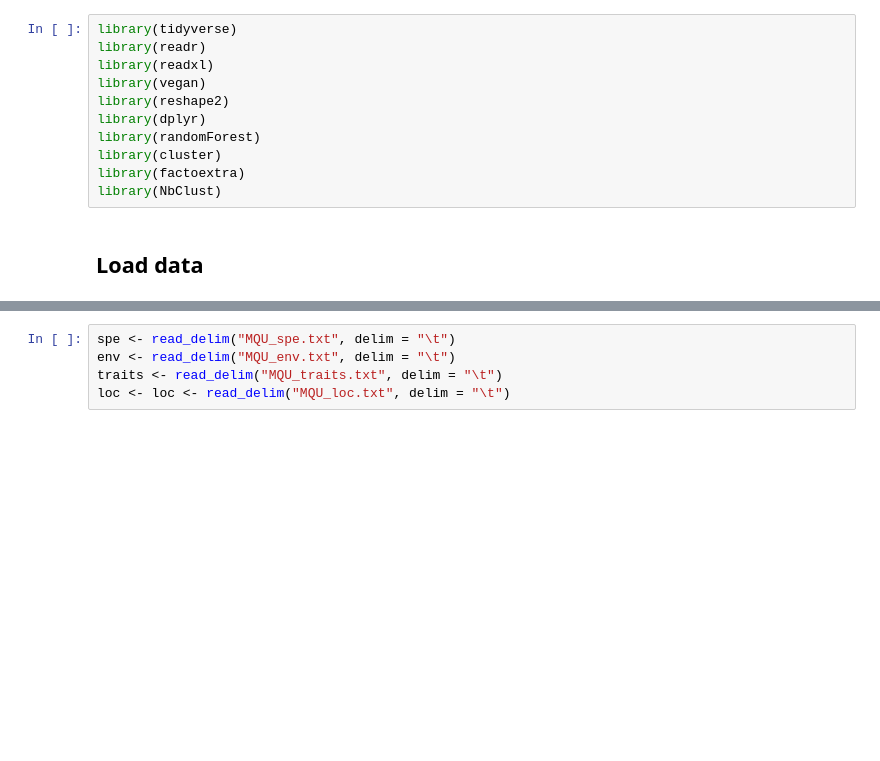
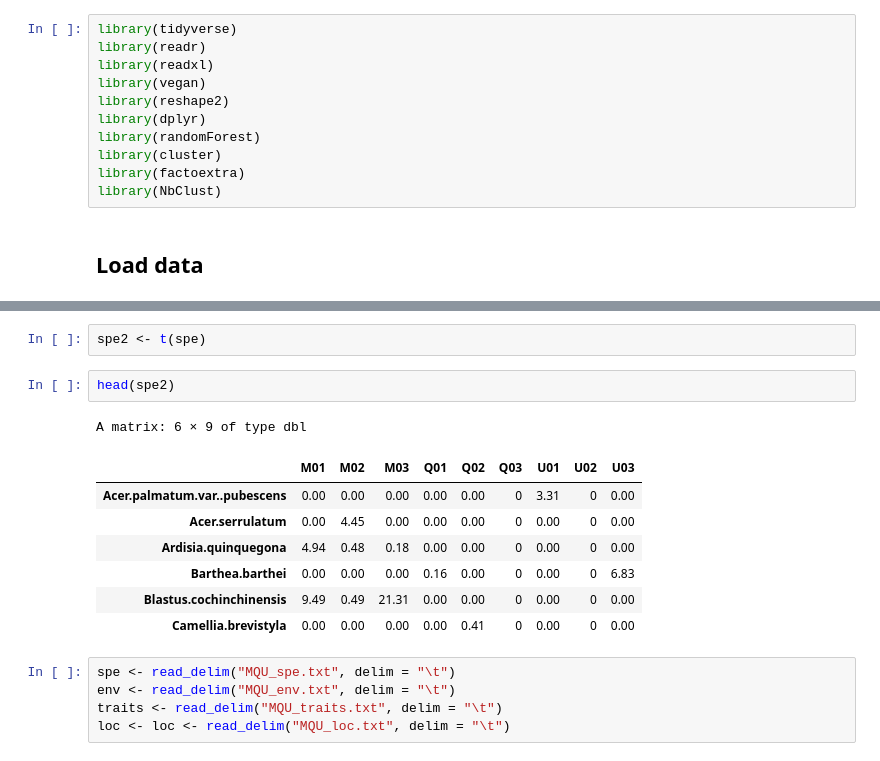
Before and after one commit to zfourati/Multivariate_statisitcs_project, a Jupyter notebook: taiwan_forest/script_emilie.ipynb, the cells around one changed output, grey strips where cells are left out. Saved outputs shown, nothing was run; the diff lists cells and outputs as text; blank space fills up the shorter version.

```diff
--- a/taiwan_forest/script_emilie.ipynb
+++ b/taiwan_forest/script_emilie.ipynb
@@ -14,3 +31,16 @@ library(NbClust)
+# %%
+spe2 <- t(spe)
+# %%
+head(spe2)
+# %% [output]
+A matrix: 6 × 9 of type dbl
+|  | M01 | M02 | M03 | Q01 | Q02 | Q03 | U01 | U02 | U03 |
+| Acer.palmatum.var..pubescens | 0.00 | 0.00 | 0.00 | 0.00 | 0.00 | 0 | 3.31 | 0 | 0.00 |
+| Acer.serrulatum | 0.00 | 4.45 | 0.00 | 0.00 | 0.00 | 0 | 0.00 | 0 | 0.00 |
+| Ardisia.quinquegona | 4.94 | 0.48 | 0.18 | 0.00 | 0.00 | 0 | 0.00 | 0 | 0.00 |
+| Barthea.barthei | 0.00 | 0.00 | 0.00 | 0.16 | 0.00 | 0 | 0.00 | 0 | 6.83 |
+| Blastus.cochinchinensis | 9.49 | 0.49 | 21.31 | 0.00 | 0.00 | 0 | 0.00 | 0 | 0.00 |
+| Camellia.brevistyla | 0.00 | 0.00 | 0.00 | 0.00 | 0.41 | 0 | 0.00 | 0 | 0.00 |
 # %%
 spe <- read_delim("MQU_spe.txt", delim = "\t")
 env <- read_delim("MQU_env.txt", delim = "\t")
```
Also changed, not shown: parts of 9 cells of this notebook.
